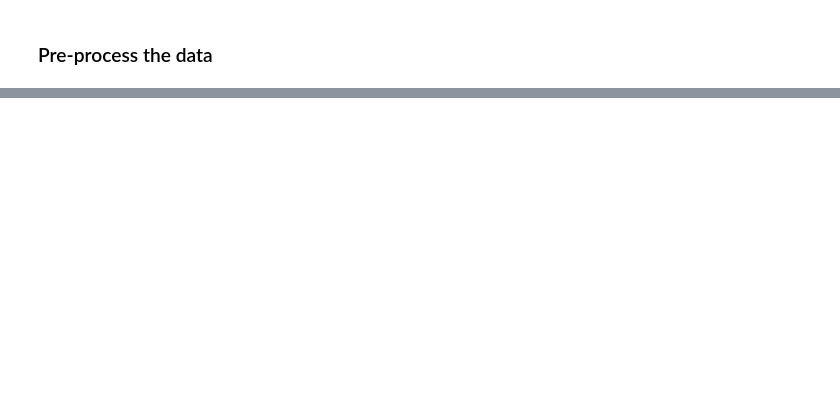
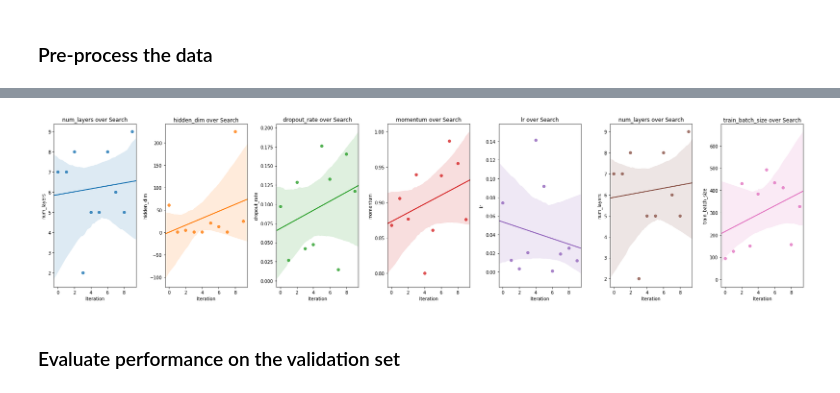
Before and after one commit to ifu97224/grocery_recommender, a Jupyter notebook: Grocery_Recommender/Model Build/PyTorch Model/Run train and validate PyTorch Model.ipynb, the cells around one changed output, grey strips where cells are left out. Drawn from its saved outputs; the diff is of its cells as text; code cells hidden in the pictures; blank space fills up the shorter version.

```diff
--- a/Grocery_Recommender/Model Build/PyTorch Model/Run train and validate PyTorch Model.ipynb
+++ b/Grocery_Recommender/Model Build/PyTorch Model/Run train and validate PyTorch Model.ipynb
@@ -137,0 +276,18 @@ estimator = PyTorch(entry_point='train.py',
+# %%
+# Plot the value of hyperparameters over the tuning window
+plt_hyper.plot_hyperparams_over_search(
+    df=tuning_analysis,
+    hyperparams=[
+        "num_layers",
+        "hidden_dim",
+        "dropout_rate",
+        "momentum",
+        "lr",
+        "num_layers",
+        "train_batch_size",
+    ],
+)
+# %% [output]
+[figure, added]
+# %% [markdown]
+### Evaluate performance on the validation set
```
Also changed, not shown: parts of 12 cells of this notebook, 8 other files.
